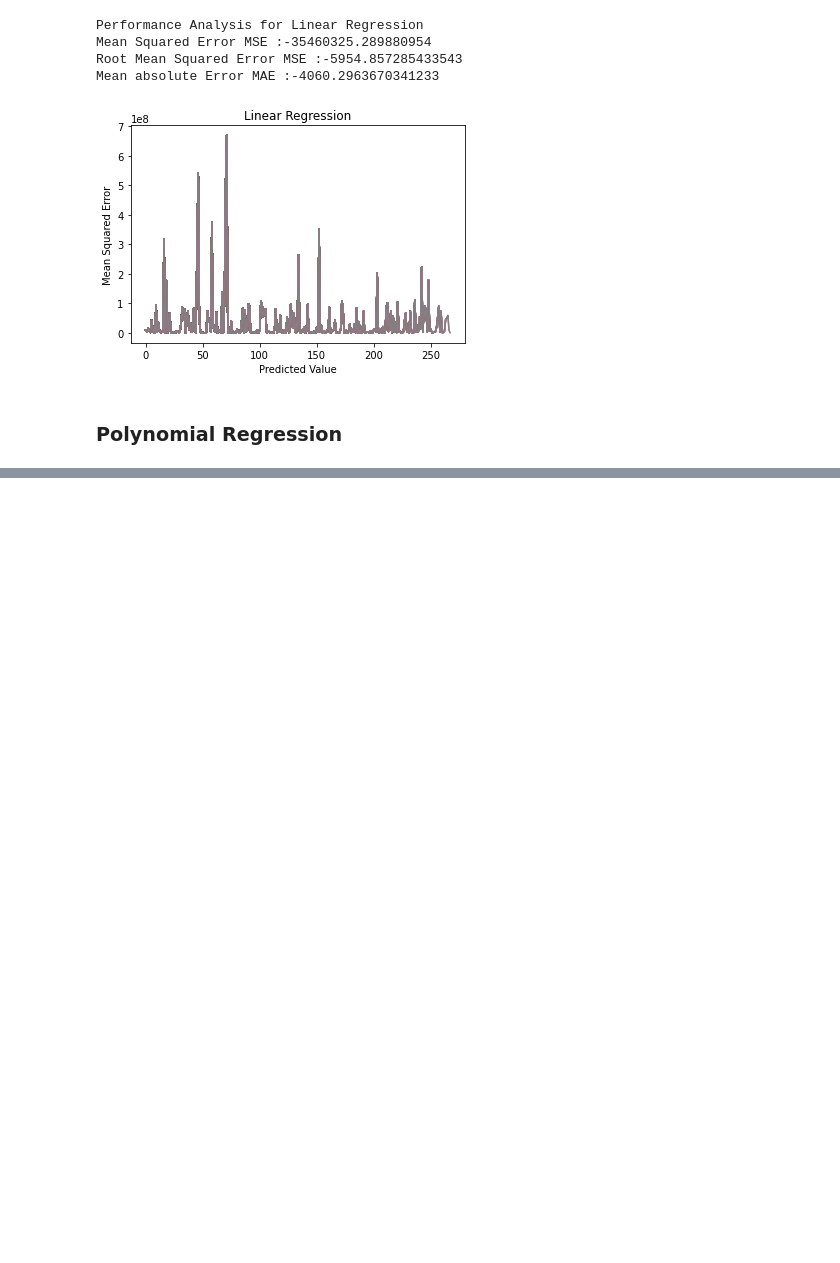
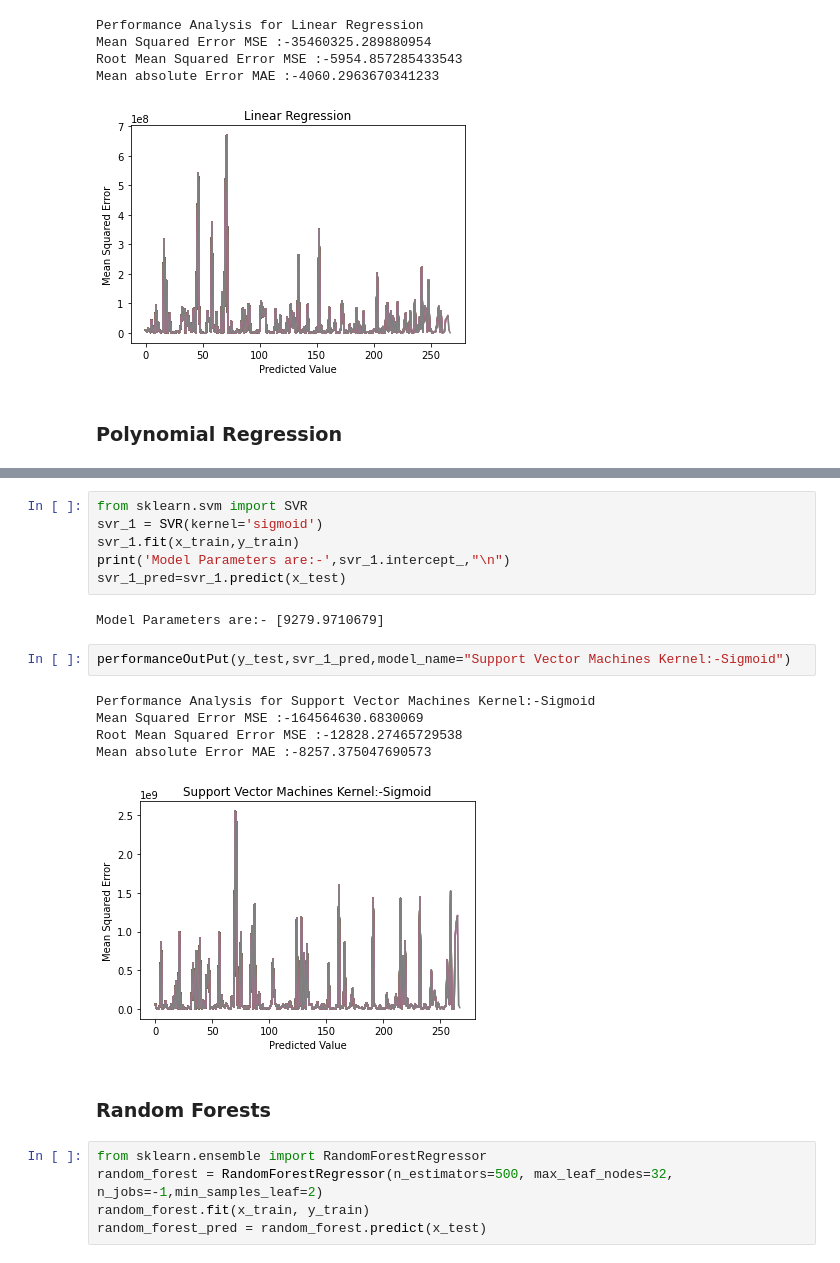
Before and after one commit to Parth442002/insurance_predictor, a Jupyter notebook: prototype1.ipynb, the cells around one changed output, grey strips where cells are left out. Saved outputs shown, nothing was run; the diff lists cells and outputs as text; blank space fills up the shorter version.

```diff
--- a/prototype1.ipynb
+++ b/prototype1.ipynb
@@ -191,0 +223,23 @@ Mean absolute Error MAE :-4060.2963670341233
+# %%
+from sklearn.svm import SVR
+svr_1 = SVR(kernel='sigmoid')
+svr_1.fit(x_train,y_train)
+print('Model Parameters are:-',svr_1.intercept_,"\n")
+svr_1_pred=svr_1.predict(x_test)
+# %% [output]
+Model Parameters are:- [9279.9710679]
+# %%
+performanceOutPut(y_test,svr_1_pred,model_name="Support Vector Machines Kernel:-Sigmoid")
+# %% [output]
+Performance Analysis for Support Vector Machines Kernel:-Sigmoid
+Mean Squared Error MSE :-164564630.6830069
+Root Mean Squared Error MSE :-12828.27465729538
+Mean absolute Error MAE :-8257.375047690573
+[figure, added]
+# %% [markdown]
+### Random Forests
+# %%
+from sklearn.ensemble import RandomForestRegressor
+random_forest = RandomForestRegressor(n_estimators=500, max_leaf_nodes=32, n_jobs=-1,min_samples_leaf=2)
+random_forest.fit(x_train, y_train)
+random_forest_pred = random_forest.predict(x_test)
```
Also changed, not shown: parts of 9 cells of this notebook.
